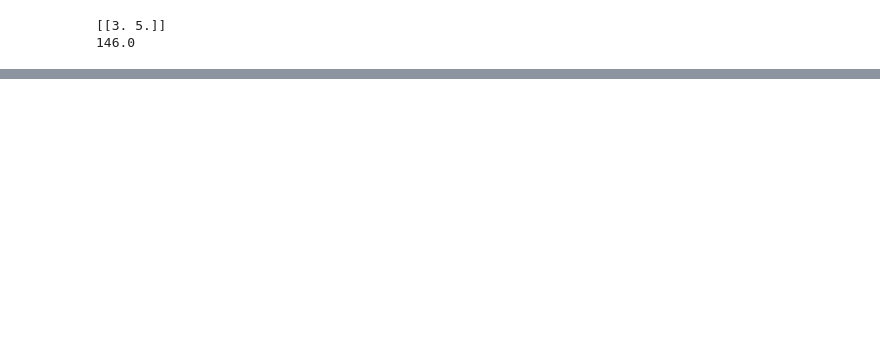
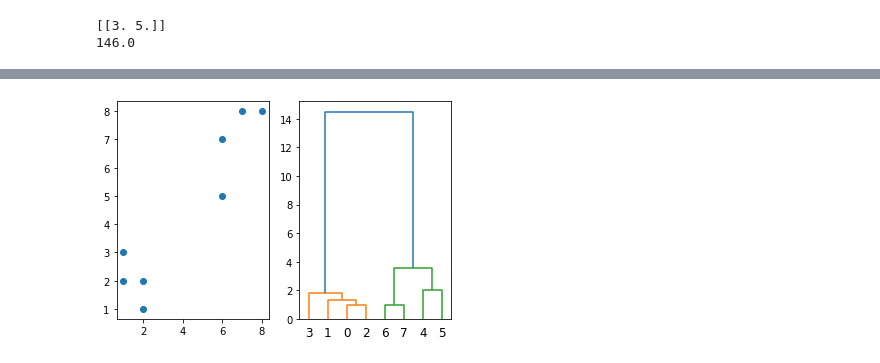
Before and after one commit to betelgeus/fundamentals_of_statistics_notes, a Jupyter notebook: Stepik_fundamentals_of_statistics_notes_Part_2.ipynb, the cells around one changed output, grey strips where cells are left out. Drawn from its saved outputs; the diff is of its cells as text; code cells hidden in the pictures; blank space fills up the shorter version.

```diff
--- a/Stepik_fundamentals_of_statistics_notes_Part_2.ipynb
+++ b/Stepik_fundamentals_of_statistics_notes_Part_2.ipynb
@@ -2201,0 +2211,18 @@ print(kmeans.inertia_)
+# %%
+from scipy.cluster.hierarchy import dendrogram, linkage
+import matplotlib.pyplot as plt
+import numpy as np
+
+# Для прорисовки графики
+%matplotlib inline
+
+# Наши данные
+points = np.array([[1,2], [2,1], [2,2], [1,3], [6,7], [6,5], [7,8], [8,8]], dtype=float)
+
+fig, axes = plt.subplots(1, 2)
+axes[0].scatter(points[:, 0], points[:, 1])
+Z = linkage(points, 'ward')
+dendrogram(Z)
+plt.show()
+# %% [output]
+[figure, added]
```
Also changed, not shown: parts of 14 cells of this notebook.
